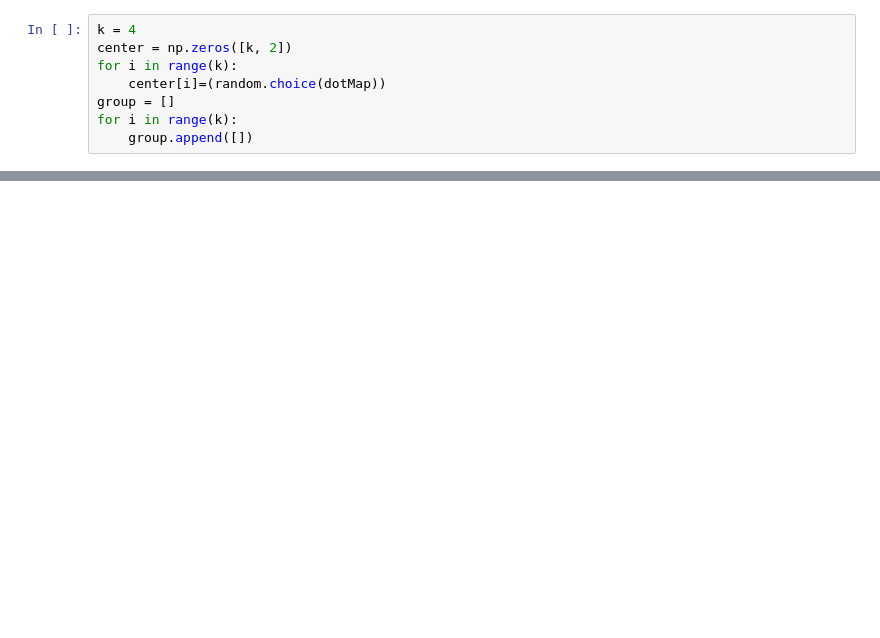
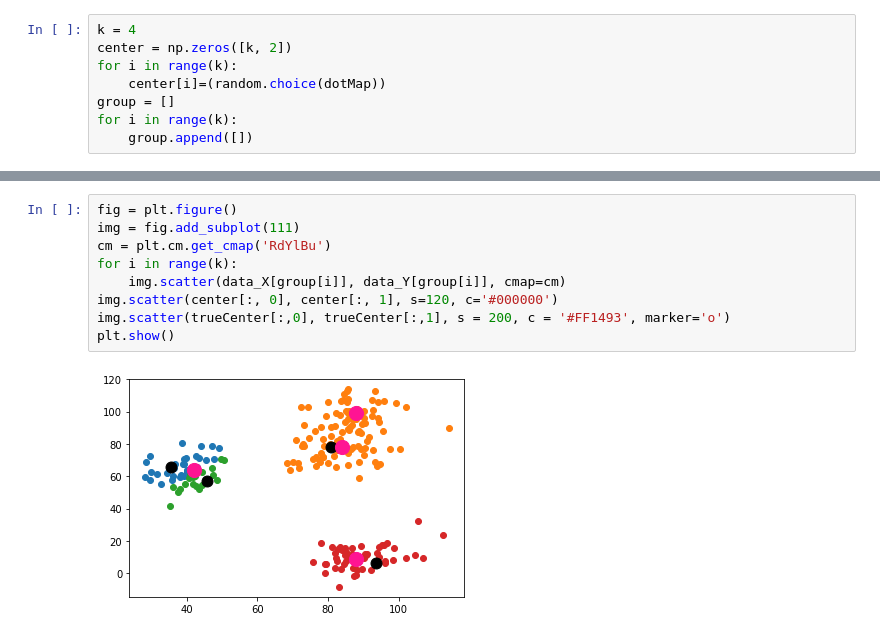
Before and after one commit to Linzh7/Machine-Learning-From-Scratch, a Jupyter notebook: Code/3.2-K_means.ipynb, the cells around one changed output, grey strips where cells are left out. Cells and saved outputs as stored; diff of their text form; blank space fills up the shorter version.

```diff
--- a/Code/3.2-K_means.ipynb
+++ b/Code/3.2-K_means.ipynb
@@ -71,0 +91,11 @@ while True:
+# %%
+fig = plt.figure()
+img = fig.add_subplot(111)
+cm = plt.cm.get_cmap('RdYlBu')
+for i in range(k):
+    img.scatter(data_X[group[i]], data_Y[group[i]], cmap=cm)
+img.scatter(center[:, 0], center[:, 1], s=120, c='#000000')
+img.scatter(trueCenter[:,0], trueCenter[:,1], s = 200, c = '#FF1493', marker='o')
+plt.show()
+# %% [output]
+[figure, added]
```
Also changed, not shown: parts of 6 cells of this notebook.
